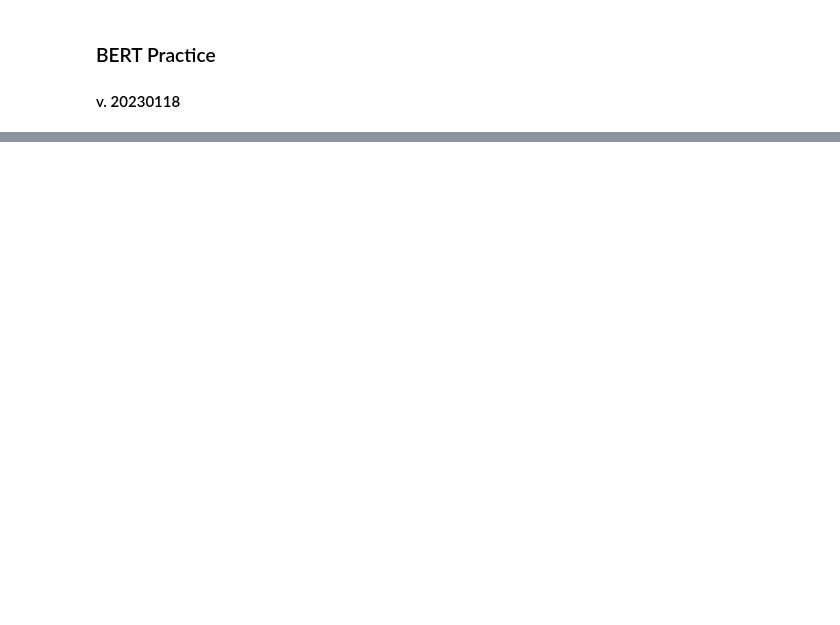
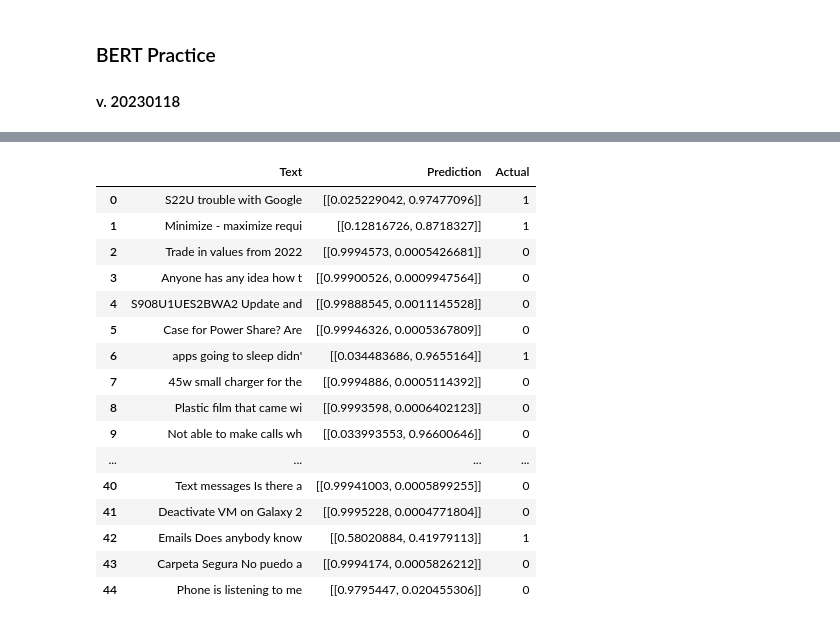
Before and after one commit to ojw92/NLP-VOC, a Jupyter notebook: BERT_practice.ipynb, the cells around one changed output, grey strips where cells are left out. Drawn from its saved outputs; the diff is of its cells as text; code cells hidden in the pictures; blank space fills up the shorter version.

```diff
--- a/BERT_practice.ipynb
+++ b/BERT_practice.ipynb
@@ -327,3 +572,24 @@ vocresult
+# %%
+vocresult0125 = pred_day(voc0125)
+vocresult0125
+# %% [output]
+|  | Text | Prediction | Actual |
+| 0 | S22U trouble with Google | [[0.025229042, 0.97477096]] | 1 |
+| 1 | Minimize - maximize requi | [[0.12816726, 0.8718327]] | 1 |
+| 2 | Trade in values from 2022 | [[0.9994573, 0.0005426681]] | 0 |
+| 3 | Anyone has any idea how t | [[0.99900526, 0.0009947564]] | 0 |
+| 4 | S908U1UES2BWA2 Update and | [[0.99888545, 0.0011145528]] | 0 |
+| 5 | Case for Power Share? Are | [[0.99946326, 0.0005367809]] | 0 |
+| 6 | apps going to sleep didn' | [[0.034483686, 0.9655164]] | 1 |
+| 7 | 45w small charger for the | [[0.9994886, 0.0005114392]] | 0 |
+| 8 | Plastic film that came wi | [[0.9993598, 0.0006402123]] | 0 |
+| 9 | Not able to make calls wh | [[0.033993553, 0.96600646]] | 0 |
+| ... | ... | ... | ... |
+| 40 | Text messages Is there a | [[0.99941003, 0.0005899255]] | 0 |
+| 41 | Deactivate VM on Galaxy 2 | [[0.9995228, 0.0004771804]] | 0 |
+| 42 | Emails Does anybody know | [[0.58020884, 0.41979113]] | 1 |
+| 43 | Carpeta Segura No puedo a | [[0.9994174, 0.0005826212]] | 0 |
+| 44 | Phone is listening to me | [[0.9795447, 0.020455306]] | 0 |
 # %% [markdown]
 <a style='text-decoration:none;line-height:16px;display:flex;color:#5B5B62;padding:10px;justify-content:end;' href='https://deepnote.com?utm_source=created-in-deepnote-cell&projectId=e5caba9f-cd36-4d50-aaa3-2cf59957a2f4' target="_blank">
 <img alt='Created in deepnote.com' style='display:inline;max-height:16px;margin:0px;margin-right:7.5px;' src='embedded-picture-1' > </img>
```
Also changed, not shown: parts of 28 cells of this notebook.
